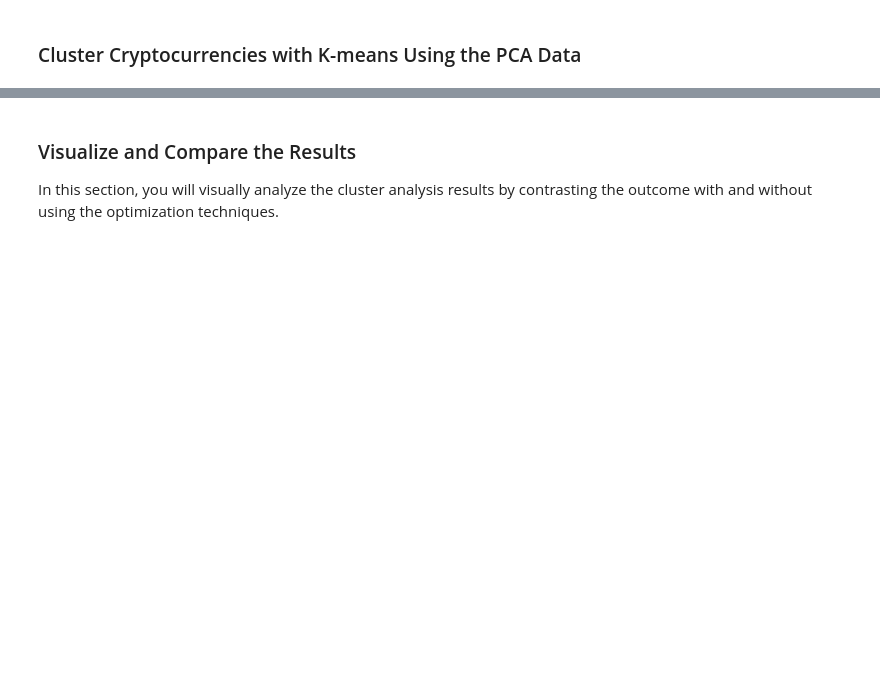
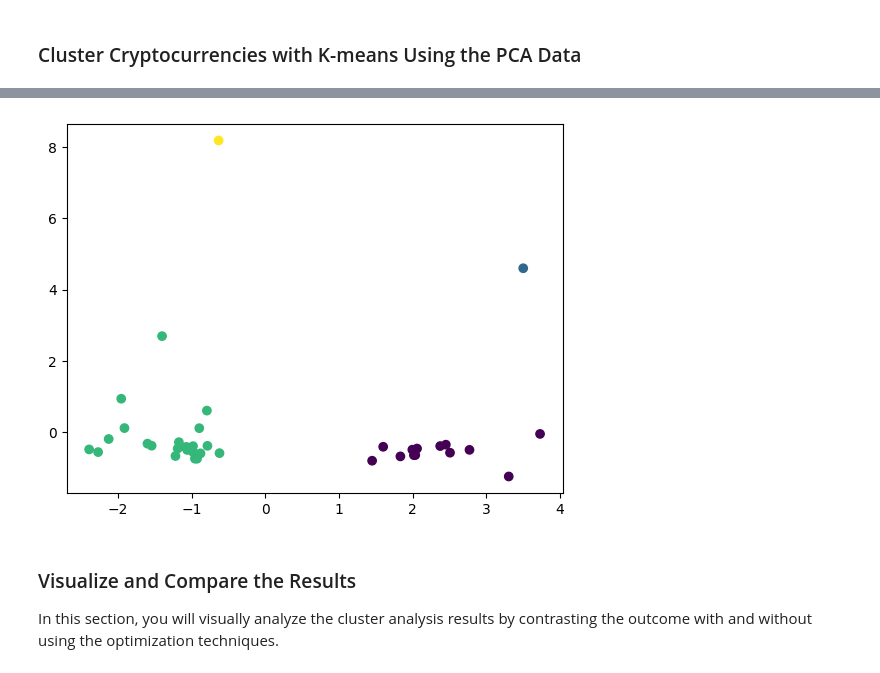
Before and after one commit to Pooja14n/CryptoClustering, a Jupyter notebook: Crypto_Clustering.ipynb, the cells around one changed output, grey strips where cells are left out. Cells and saved outputs as stored; diff of their text form; code cells hidden in the pictures; blank space fills up the shorter version.

```diff
--- a/Crypto_Clustering.ipynb
+++ b/Crypto_Clustering.ipynb
@@ -227,5 +338,7 @@ array([[ 0.50852937,  0.49319307,  0.77220043,  0.23545963, -0.0674951 ,
 ### Cluster Cryptocurrencies with K-means Using the PCA Data
 # %%
 # Initialize the K-Means model using the best value for k
+model = KMeans(n_clusters=4, random_state=0)
 # %%
 # Fit the K-Means model using the PCA data
+model.fit(crypto_pca_df)
@@ -232,4 +347,6 @@ array([[ 0.50852937,  0.49319307,  0.77220043,  0.23545963, -0.0674951 ,
 # %%
 # Predict the clusters to group the cryptocurrencies using the PCA data
+k_4_pca = model.predict(crypto_pca_df)
 
 # Print the resulting array of cluster values.
+print(k_4_pca)
@@ -236,8 +356,9 @@ array([[ 0.50852937,  0.49319307,  0.77220043,  0.23545963, -0.0674951 ,
 # %%
 # Create a copy of the DataFrame with the PCA data
-
+crypto_pca_predictions_df = crypto_pca_df.copy()
 
 # Add a new column to the DataFrame with the predicted clusters
-
+crypto_pca_predictions_df["predicted_pca_clusters"] = k_4_pca
 
 # Display sample data
+crypto_pca_predictions_df.head()
@@ -244,9 +373,21 @@ array([[ 0.50852937,  0.49319307,  0.77220043,  0.23545963, -0.0674951 ,
 # %%
 # Create a scatter plot using hvPlot by setting
 # `x="PC1"` and `y="PC2"`.
 # Color the graph points with the labels found using K-Means and
 # add the crypto name in the `hover_cols` parameter to identify
 # the cryptocurrency represented by each data point.
+
+# crypto_pca_predictions_df.hvplot.scatter(
+#     x="PCA1",
+#     y="PCA2",
+#     by="predicted_pca_clusters",
+#     hover_cols="coin_id"
+# )
+
+plt.scatter(crypto_pca_predictions_df["PCA1"], crypto_pca_predictions_df["PCA2"], c=crypto_pca_predictions_df["predicted_pca_clusters"])
+plt.show()
+# %% [output]
+[figure, added]
 # %% [markdown]
 ### Visualize and Compare the Results
 
```
Also changed, not shown: parts of 28 cells of this notebook.
